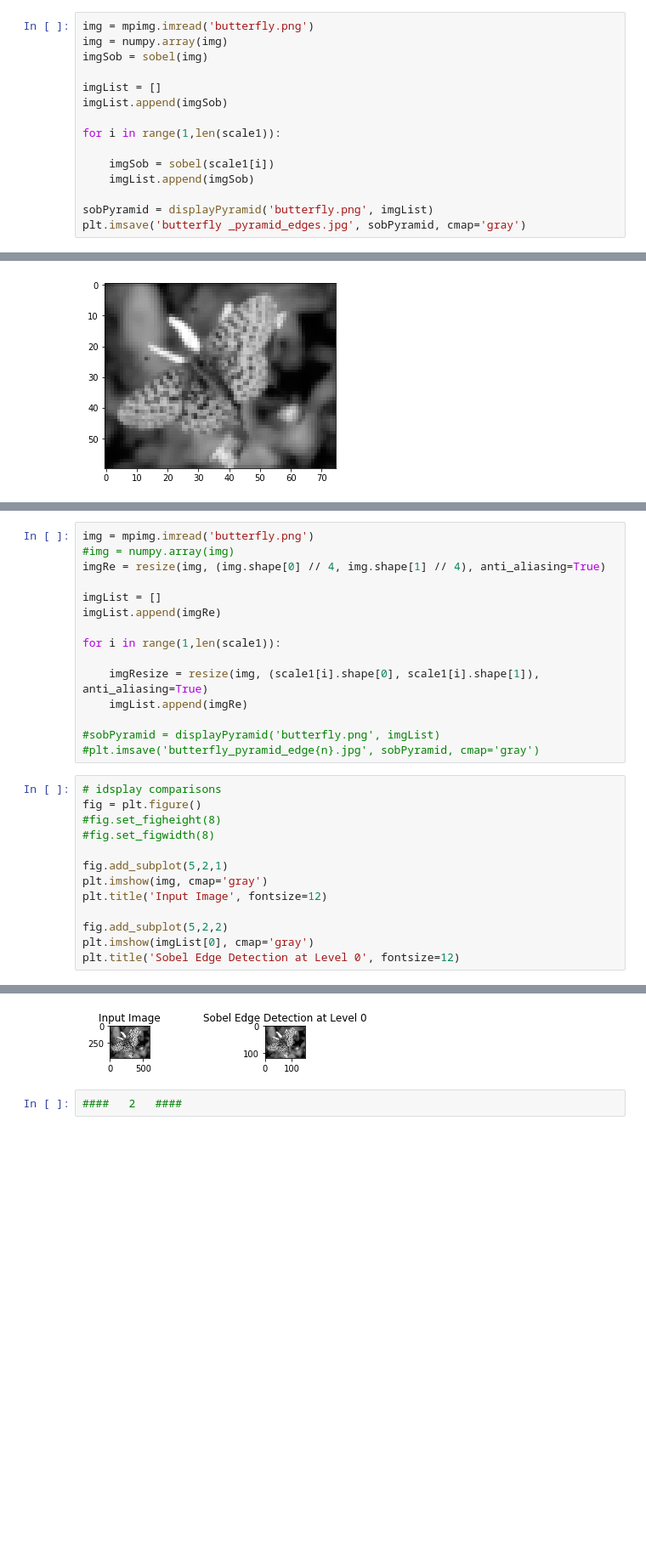
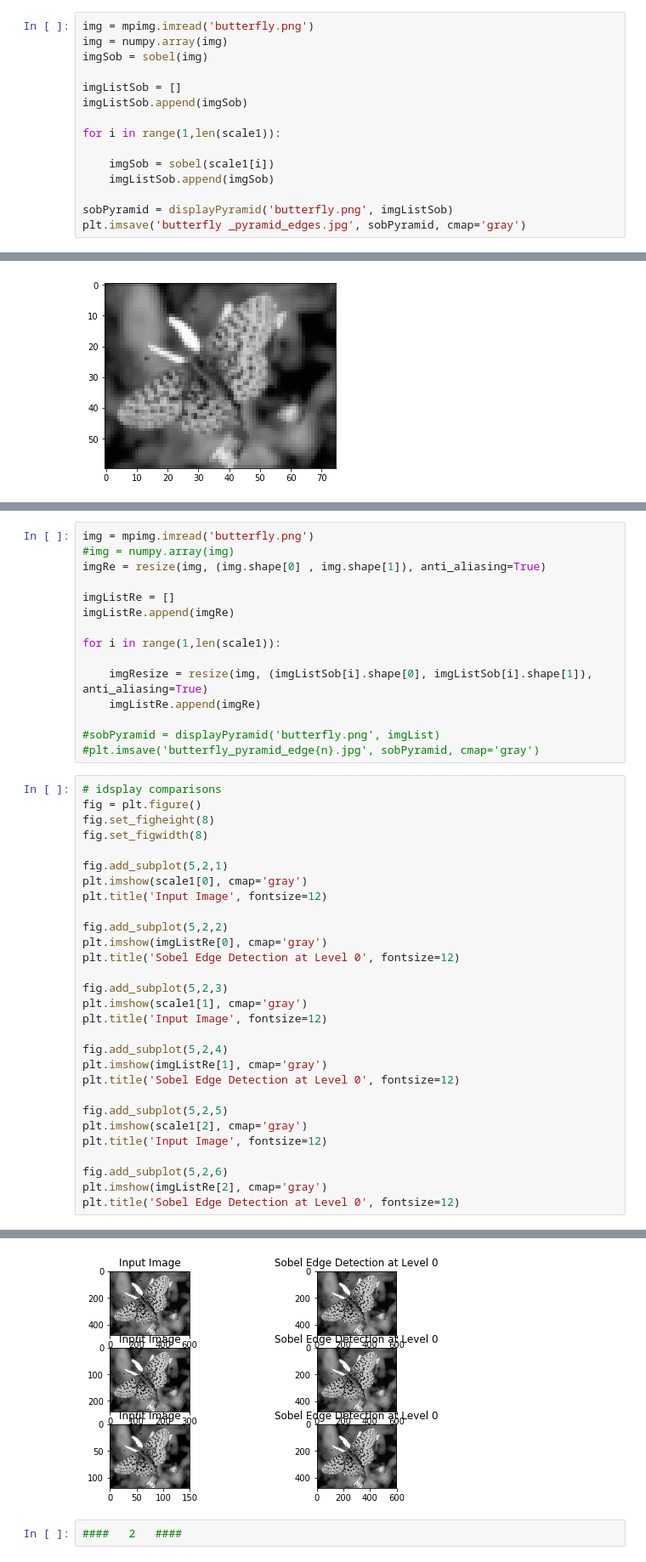
Before and after one commit to neezcha/483H3, a Jupyter notebook: 483H3.ipynb, the cells around one changed output, grey strips where cells are left out. Shown: that part at 85% size. Drawn from its saved outputs; the diff is of its cells as text; blank space fills up the shorter version.

```diff
--- a/483H3.ipynb
+++ b/483H3.ipynb
@@ -102,15 +102,15 @@ img = mpimg.imread('butterfly.png')
 img = numpy.array(img)
 imgSob = sobel(img)
 
-imgList = []
-imgList.append(imgSob)
+imgListSob = []
+imgListSob.append(imgSob)
 
 for i in range(1,len(scale1)):
 
     imgSob = sobel(scale1[i])
-    imgList.append(imgSob)
+    imgListSob.append(imgSob)
 
-sobPyramid = displayPyramid('butterfly.png', imgList)
+sobPyramid = displayPyramid('butterfly.png', imgListSob)
 plt.imsave('butterfly _pyramid_edges.jpg', sobPyramid, cmap='gray')
 # %% [output]
 [figure]
@@ -145,34 +138,50 @@ plt.imshow(image_resized, cmap='gray')
 # %%
 img = mpimg.imread('butterfly.png')
 #img = numpy.array(img)
-imgRe = resize(img, (img.shape[0] // 4, img.shape[1] // 4), anti_aliasing=True)
+imgRe = resize(img, (img.shape[0] , img.shape[1]), anti_aliasing=True)
 
-imgList = []
-imgList.append(imgRe)
+imgListRe = []
+imgListRe.append(imgRe)
 
 for i in range(1,len(scale1)):
 
-    imgResize = resize(img, (scale1[i].shape[0], scale1[i].shape[1]), anti_aliasing=True)
-    imgList.append(imgRe)
+    imgResize = resize(img, (imgListSob[i].shape[0], imgListSob[i].shape[1]), anti_aliasing=True)
+    imgListRe.append(imgRe)
 
 #sobPyramid = displayPyramid('butterfly.png', imgList)
 #plt.imsave('butterfly_pyramid_edge{n}.jpg', sobPyramid, cmap='gray')
 # %%
 # idsplay comparisons
 fig = plt.figure()
-#fig.set_figheight(8)
-#fig.set_figwidth(8)
+fig.set_figheight(8)
+fig.set_figwidth(8)
 
 fig.add_subplot(5,2,1)
-plt.imshow(img, cmap='gray')
+plt.imshow(scale1[0], cmap='gray')
 plt.title('Input Image', fontsize=12)
 
 fig.add_subplot(5,2,2)
-plt.imshow(imgList[0], cmap='gray')
+plt.imshow(imgListRe[0], cmap='gray')
 plt.title('Sobel Edge Detection at Level 0', fontsize=12)
+
+fig.add_subplot(5,2,3)
+plt.imshow(scale1[1], cmap='gray')
+plt.title('Input Image', fontsize=12)
+
+fig.add_subplot(5,2,4)
+plt.imshow(imgListRe[1], cmap='gray')
+plt.title('Sobel Edge Detection at Level 0', fontsize=12)
+
+fig.add_subplot(5,2,5)
+plt.imshow(scale1[2], cmap='gray')
+plt.title('Input Image', fontsize=12)
+
+fig.add_subplot(5,2,6)
+plt.imshow(imgListRe[2], cmap='gray')
+plt.title('Sobel Edge Detection at Level 0', fontsize=12)
 # %% [output]
 Text(0.5, 1.0, 'Sobel Edge Detection at Level 0')
-[figure, old version]
+[figure, new version]
 # %%
 ####   2   ####
 # %%
```
Also changed, not shown: parts of 2 cells of this notebook.
